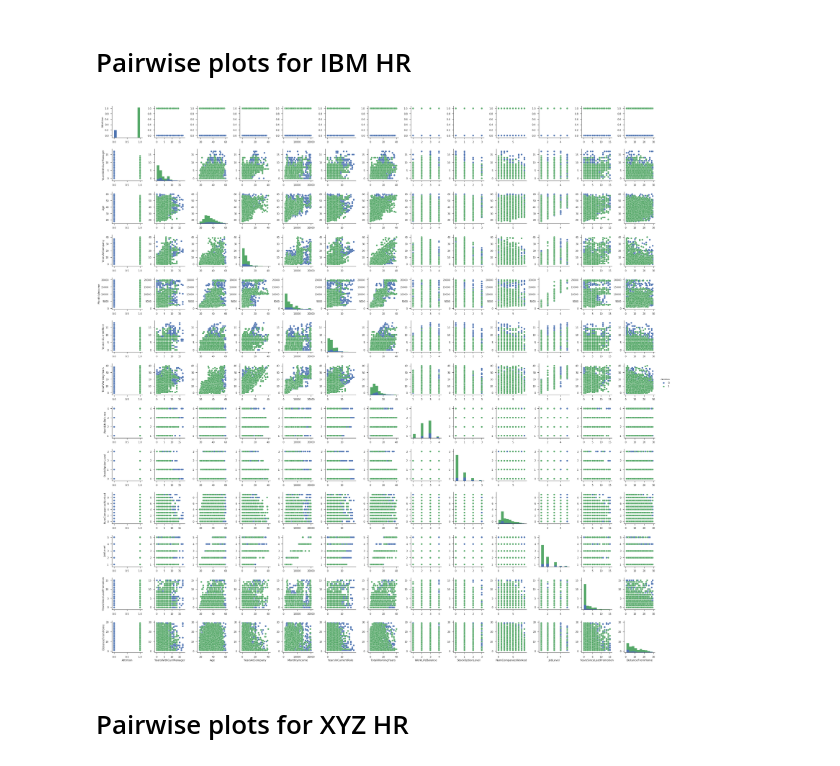
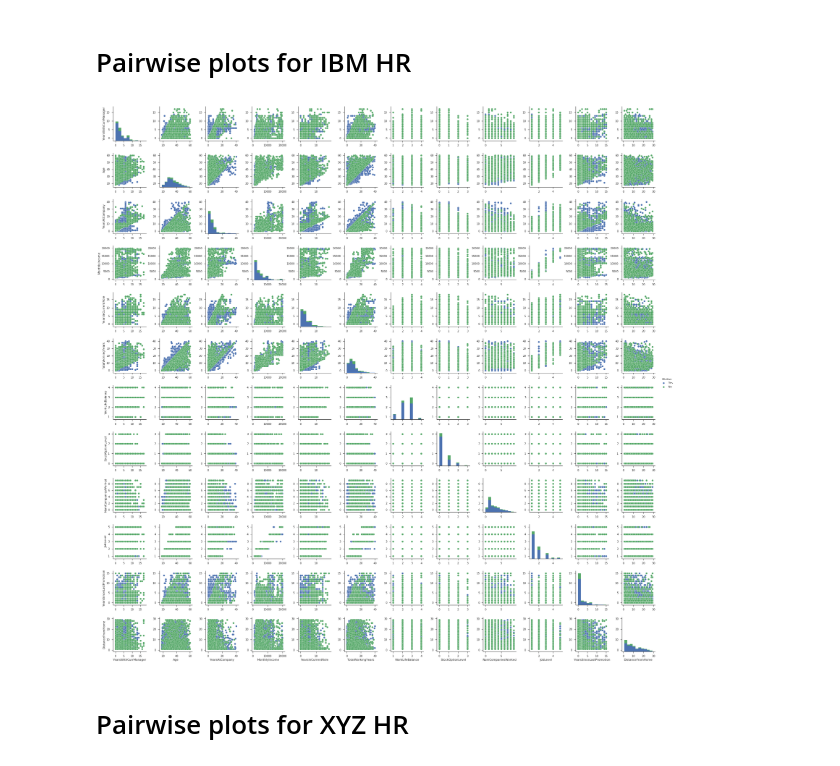
Before and after one commit to Wajih-Sid/Data-Science-Project, a Jupyter notebook: Project-Smoted.ipynb, the cells around one changed output. Drawn from its saved outputs; the diff is of its cells as text; code cells hidden in the pictures.

```diff
--- a/Project-Smoted.ipynb
+++ b/Project-Smoted.ipynb
@@ -59,19 +59,24 @@ salary_by_jobrole(ibm_data)
 # Pairwise plots for IBM HR
 # %%
 # Pairwise plots
-ibm_df.Attrition  = pd.Categorical(ibm_df.Attrition).codes
+def att_to_cat(val):
+    return 0 if val == "No" else 1
+
+attritions = ibm_df.Attrition.values
+ibm_df["Attritions"] = [att_to_cat(x) for x in attritions]
+
 ibm_df.MaritalStatus = pd.Categorical(ibm_df.MaritalStatus).codes
 
 # Out of 35 columns these have some relations (Mentioned in ibm_analysis.txt)
 
 columns_to_plot = ['Attrition', 'YearsWithCurrManager', 'Age', 'YearsAtCompany', 'MonthlyIncome',
                    'YearsInCurrentRole', 'TotalWorkingYears', 'WorkLifeBalance', 'StockOptionLevel',
                   'NumCompaniesWorked', 'JobLevel', 'YearsSinceLastPromotion', 'DistanceFromHome']
 
 
 g = sns.pairplot(ibm_df[columns_to_plot], hue='Attrition')
 plt.show()
 # %% [output]
-[figure, old version]
+[figure, new version]
 # %% [markdown]
 # Pairwise plots for XYZ HR
```
Also changed, not shown: parts of 8 cells of this notebook, 1 other file.
